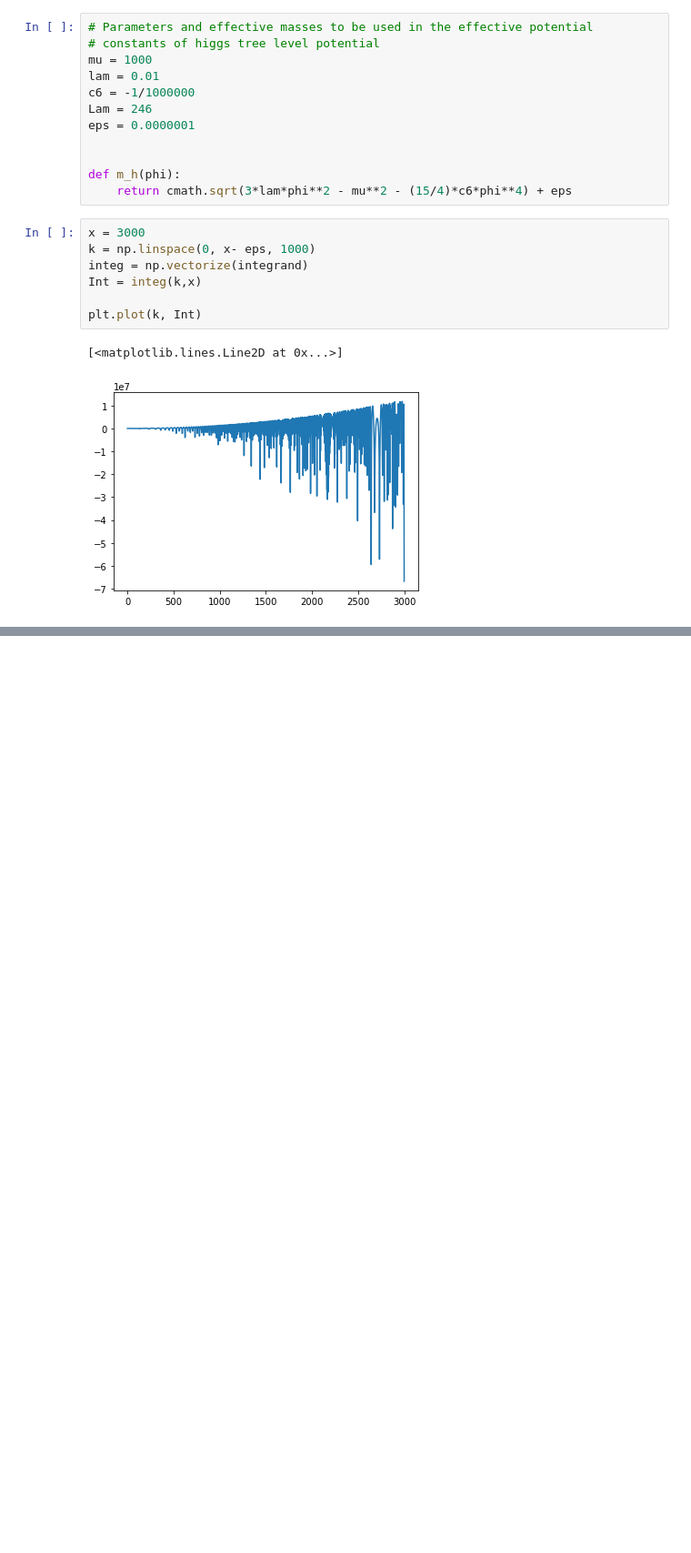
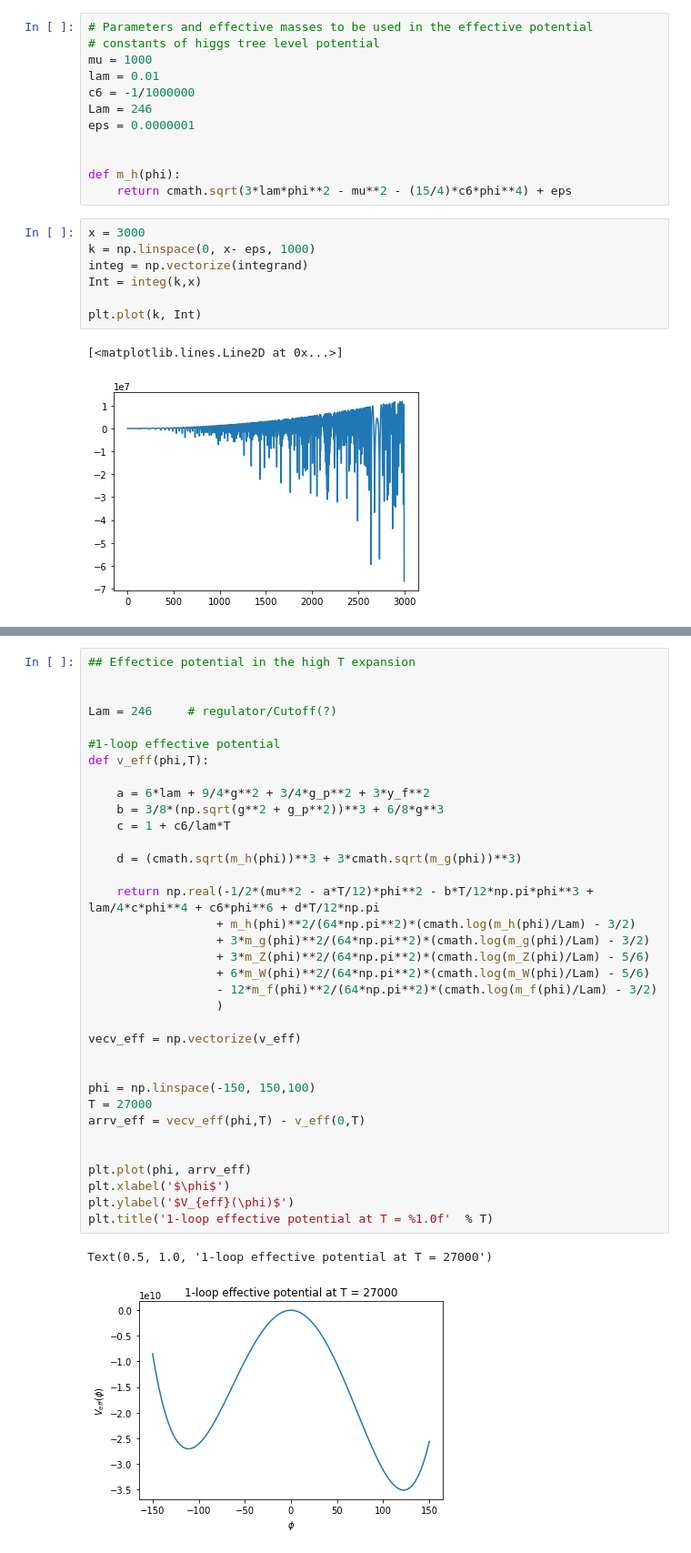
Before and after one commit to alal1960/git, a Jupyter notebook: Thermal functions.ipynb, the cells around one changed output, grey strips where cells are left out. Shown: that part at 91% size. Saved outputs shown, nothing was run; the diff lists cells and outputs as text; blank space fills up the shorter version.

Commit message:
Added High T expansion to effective potential in 'Thermal functions'

```diff
--- a/Thermal functions.ipynb
+++ b/Thermal functions.ipynb
@@ -150,0 +92,38 @@ print(phi_min)
+# %%
+## Effectice potential in the high T expansion
+
+
+Lam = 246     # regulator/Cutoff(?)
+
+#1-loop effective potential
+def v_eff(phi,T):
+
+    a = 6*lam + 9/4*g**2 + 3/4*g_p**2 + 3*y_f**2
+    b = 3/8*(np.sqrt(g**2 + g_p**2))**3 + 6/8*g**3
+    c = 1 + c6/lam*T
+
+    d = (cmath.sqrt(m_h(phi))**3 + 3*cmath.sqrt(m_g(phi))**3)
+
+    return np.real(-1/2*(mu**2 - a*T/12)*phi**2 - b*T/12*np.pi*phi**3 + lam/4*c*phi**4 + c6*phi**6 + d*T/12*np.pi
+                  + m_h(phi)**2/(64*np.pi**2)*(cmath.log(m_h(phi)/Lam) - 3/2)
+                  + 3*m_g(phi)**2/(64*np.pi**2)*(cmath.log(m_g(phi)/Lam) - 3/2)
+                  + 3*m_Z(phi)**2/(64*np.pi**2)*(cmath.log(m_Z(phi)/Lam) - 5/6)
+                  + 6*m_W(phi)**2/(64*np.pi**2)*(cmath.log(m_W(phi)/Lam) - 5/6)
+                  - 12*m_f(phi)**2/(64*np.pi**2)*(cmath.log(m_f(phi)/Lam) - 3/2)
+                  )
+
+vecv_eff = np.vectorize(v_eff)
+
+
+phi = np.linspace(-150, 150,100)
+T = 27000
+arrv_eff = vecv_eff(phi,T) - v_eff(0,T)
+
+
+plt.plot(phi, arrv_eff)
+plt.xlabel('$\phi$')
+plt.ylabel('$V_{eff}(\phi)$')
+plt.title('1-loop effective potential at T = %1.0f'  % T)
+# %% [output]
+Text(0.5, 1.0, '1-loop effective potential at T = 27000')
+[figure, added]
```
Also changed, not shown: parts of 4 cells of this notebook, 1 other file.
